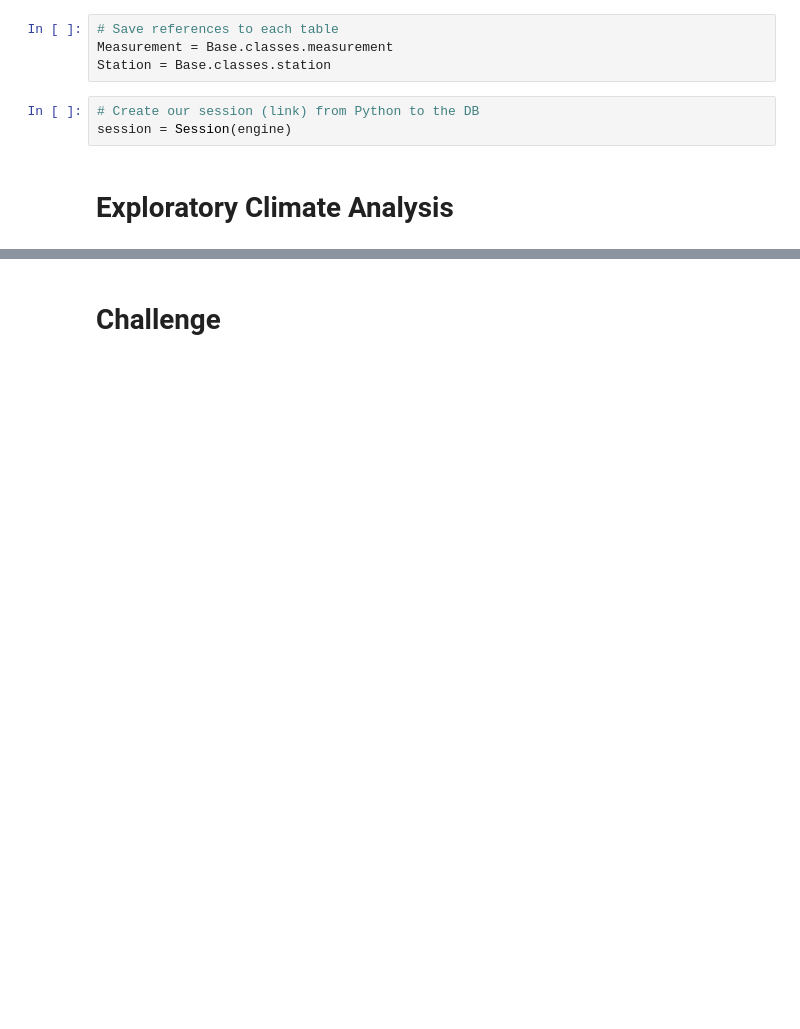
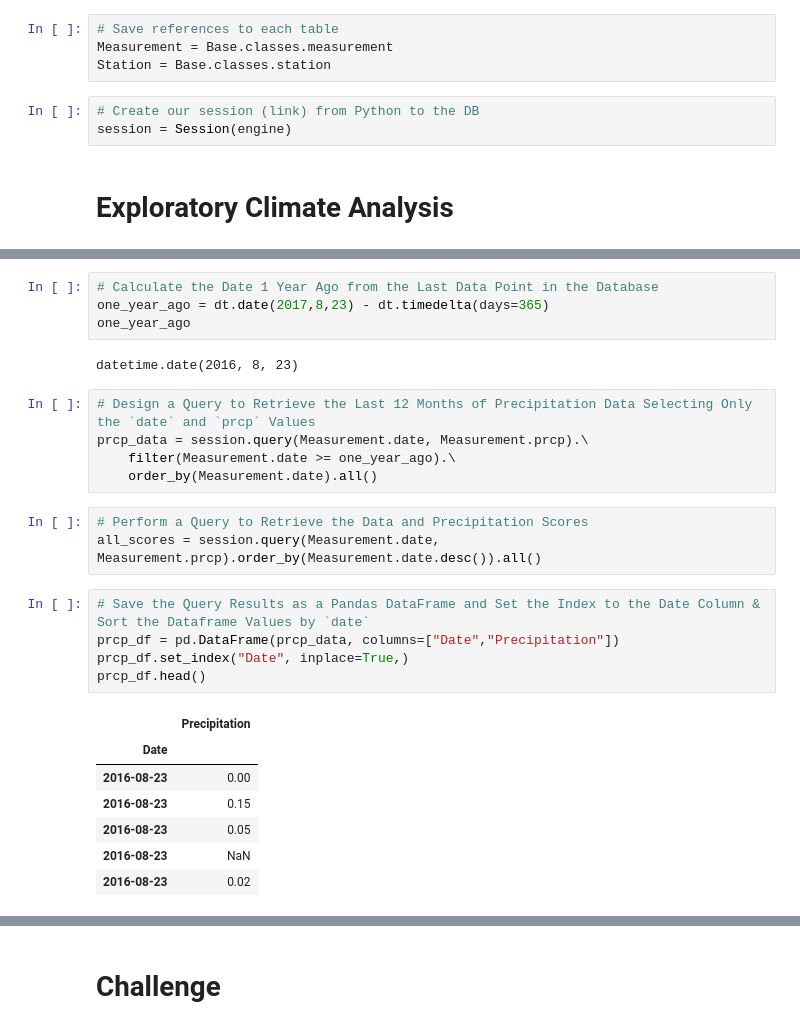
Before and after one commit to davidatoms/surfs_up, a Jupyter notebook: climate_analysis.ipynb, the cells around one changed output, grey strips where cells are left out. Drawn from its saved outputs; the diff is of its cells as text; blank space fills up the shorter version.

```diff
--- a/climate_analysis.ipynb
+++ b/climate_analysis.ipynb
@@ -65,0 +56,27 @@ plt.show()
+# %%
+# Calculate the Date 1 Year Ago from the Last Data Point in the Database
+one_year_ago = dt.date(2017,8,23) - dt.timedelta(days=365)
+one_year_ago
+# %% [output]
+datetime.date(2016, 8, 23)
+# %%
+# Design a Query to Retrieve the Last 12 Months of Precipitation Data Selecting Only the `date` and `prcp` Values
+prcp_data = session.query(Measurement.date, Measurement.prcp).\
+    filter(Measurement.date >= one_year_ago).\
+    order_by(Measurement.date).all()
+# %%
+# Perform a Query to Retrieve the Data and Precipitation Scores
+all_scores = session.query(Measurement.date, Measurement.prcp).order_by(Measurement.date.desc()).all()
+# %%
+# Save the Query Results as a Pandas DataFrame and Set the Index to the Date Column & Sort the Dataframe Values by `date`
+prcp_df = pd.DataFrame(prcp_data, columns=["Date","Precipitation"])
+prcp_df.set_index("Date", inplace=True,)
+prcp_df.head()
+# %% [output]
+|  | Precipitation |
+| Date |  |
+| 2016-08-23 | 0.00 |
+| 2016-08-23 | 0.15 |
+| 2016-08-23 | 0.05 |
+| 2016-08-23 | NaN |
+| 2016-08-23 | 0.02 |
```
Also changed, not shown: parts of 20 cells of this notebook, 3 other files.
